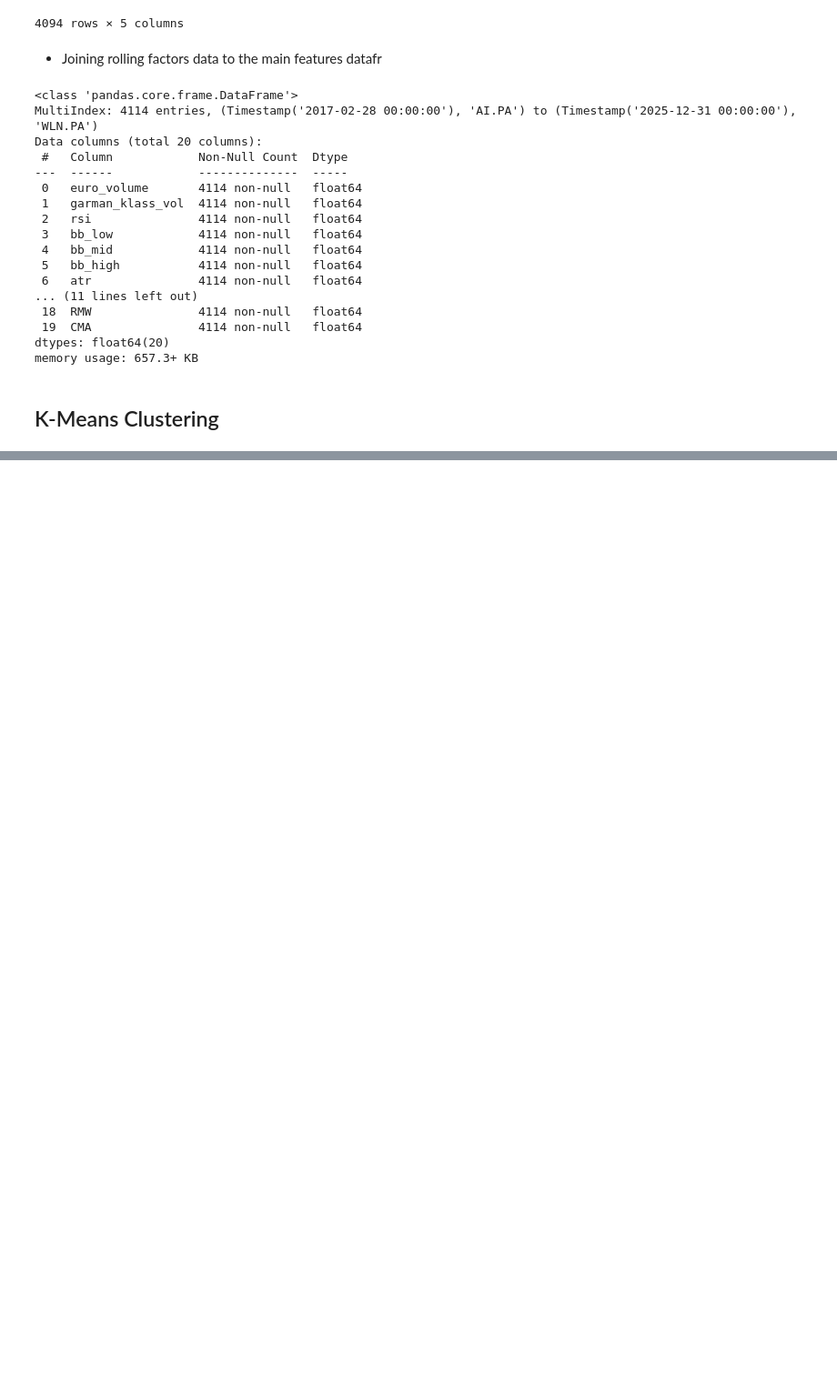
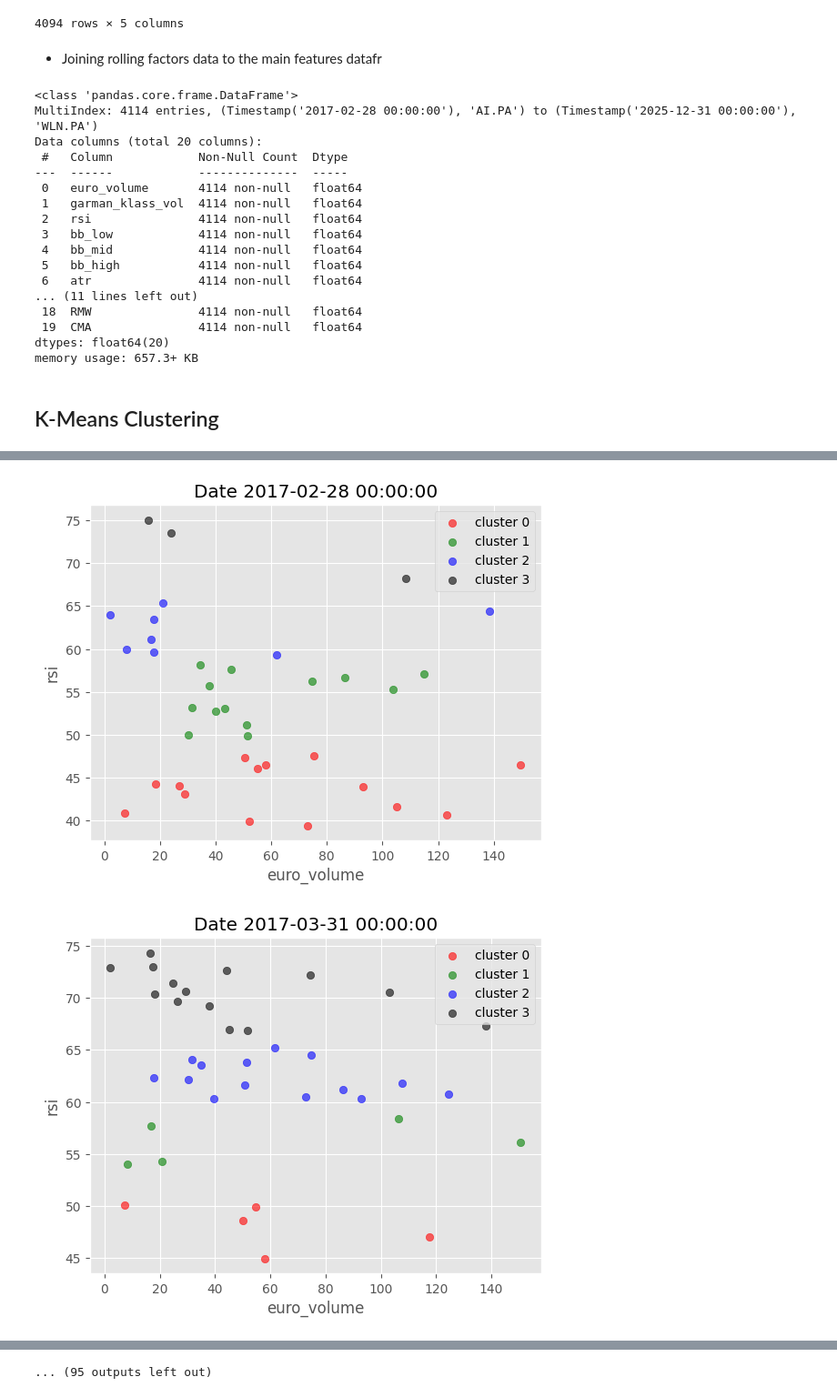
Before and after one commit to SORADATA/Gestion-portefeuille, a Jupyter notebook: notebooks/01_EDA.ipynb, the cells around one changed output, grey strips where cells are left out. Shown at 91% size. Cells and saved outputs as stored; diff of their text form; code cells hidden in the pictures; blank space fills up the shorter version.

```diff
--- a/notebooks/01_EDA.ipynb
+++ b/notebooks/01_EDA.ipynb
@@ -687,17 +687,3 @@ dtypes: float64(20)
 memory usage: 657.3+ KB
 # %% [markdown]
 ## K-Means Clustering
-# %%
-from sklearn.cluster import KMeans
-
-#data = data.drop('cluster', axis=1)
-
-def get_clusters(df):
-    df['cluster'] = KMeans(n_clusters=4,
-                           random_state=0,
-                           init=initial_centroids).fit(df).labels_
-    return df
-
-data = data.dropna().groupby('date', group_keys=False).apply(get_clusters)
-
-data
@@ -705,0 +768,29 @@ NameError: name 'initial_centroids' is not defined
+# %%
+import matplotlib.pyplot as plt
+
+plt.style.use('ggplot')
+
+def plot_clusters(data):
+    cluster_0 = data[data['cluster'] == 0]
+    cluster_1 = data[data['cluster'] == 1]
+    cluster_2 = data[data['cluster'] == 2]
+    cluster_3 = data[data['cluster'] == 3]
+
+    plt.scatter(cluster_0.iloc[:, 0], cluster_0.iloc[:, 2], color='red', label='cluster 0', alpha=0.6)
+    plt.scatter(cluster_1.iloc[:, 0], cluster_1.iloc[:, 2], color='green', label='cluster 1', alpha=0.6)
+    plt.scatter(cluster_2.iloc[:, 0], cluster_2.iloc[:, 2], color='blue', label='cluster 2', alpha=0.6)
+    plt.scatter(cluster_3.iloc[:, 0], cluster_3.iloc[:, 2], color='black', label='cluster 3', alpha=0.6)
+
+    plt.xlabel(data.columns[0])  # Nom de la colonne X
+    plt.ylabel(data.columns[2])  # Nom de la colonne Y (RSI)
+    plt.legend()
+    plt.show()
+
+# Plot pour chaque date
+for i in data.index.get_level_values('date').unique().tolist():
+    g = data.xs(i, level=0)
+    plt.title(f'Date {i}')
+    plot_clusters(g)
+# %% [output]
+[figure, added]
+[figure, added]
@@ -705,0 +807 @@ NameError: name 'initial_centroids' is not defined
+... (95 outputs left out)
```
Also changed, not shown: parts of 18 cells of this notebook.
